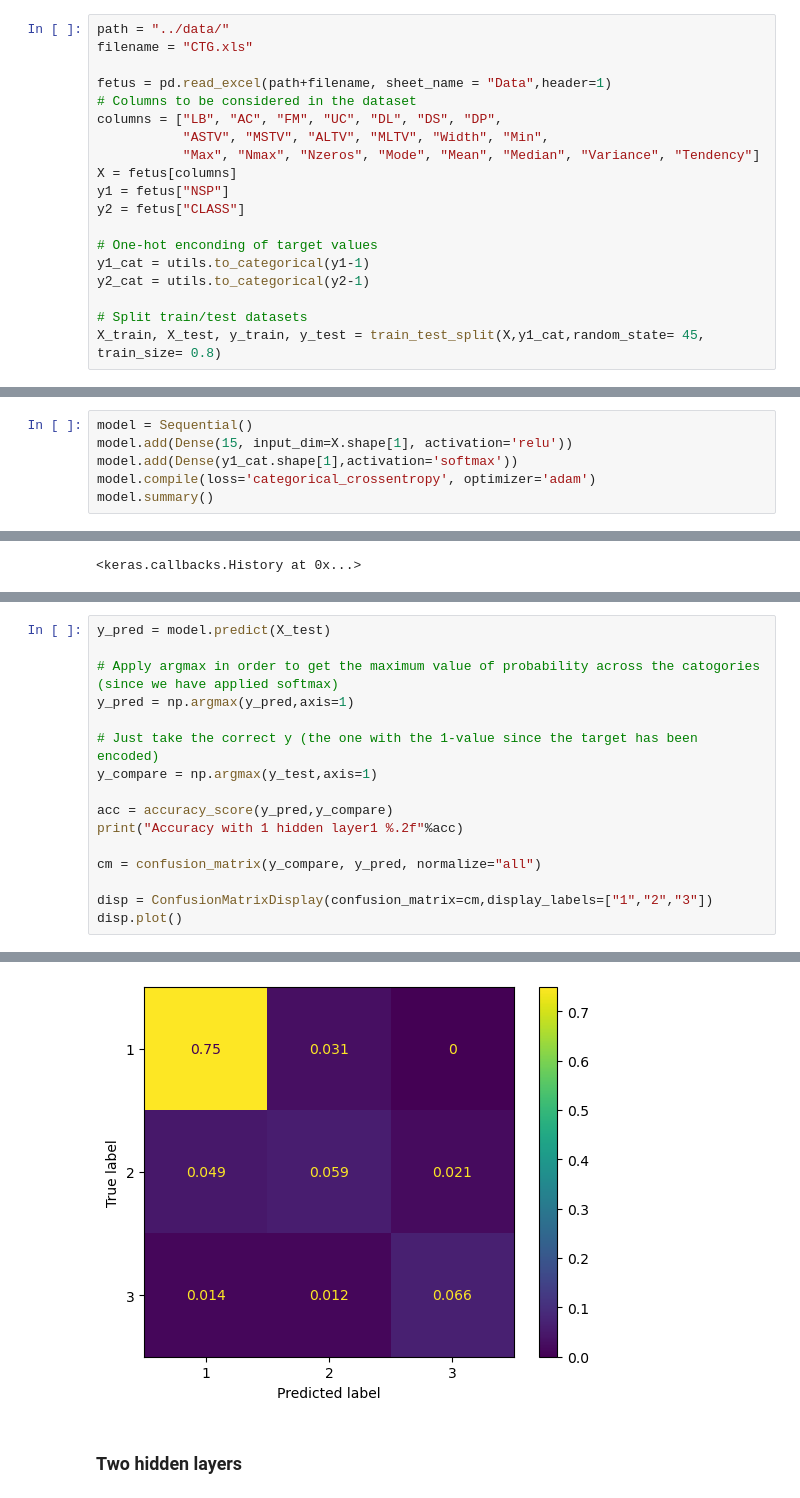
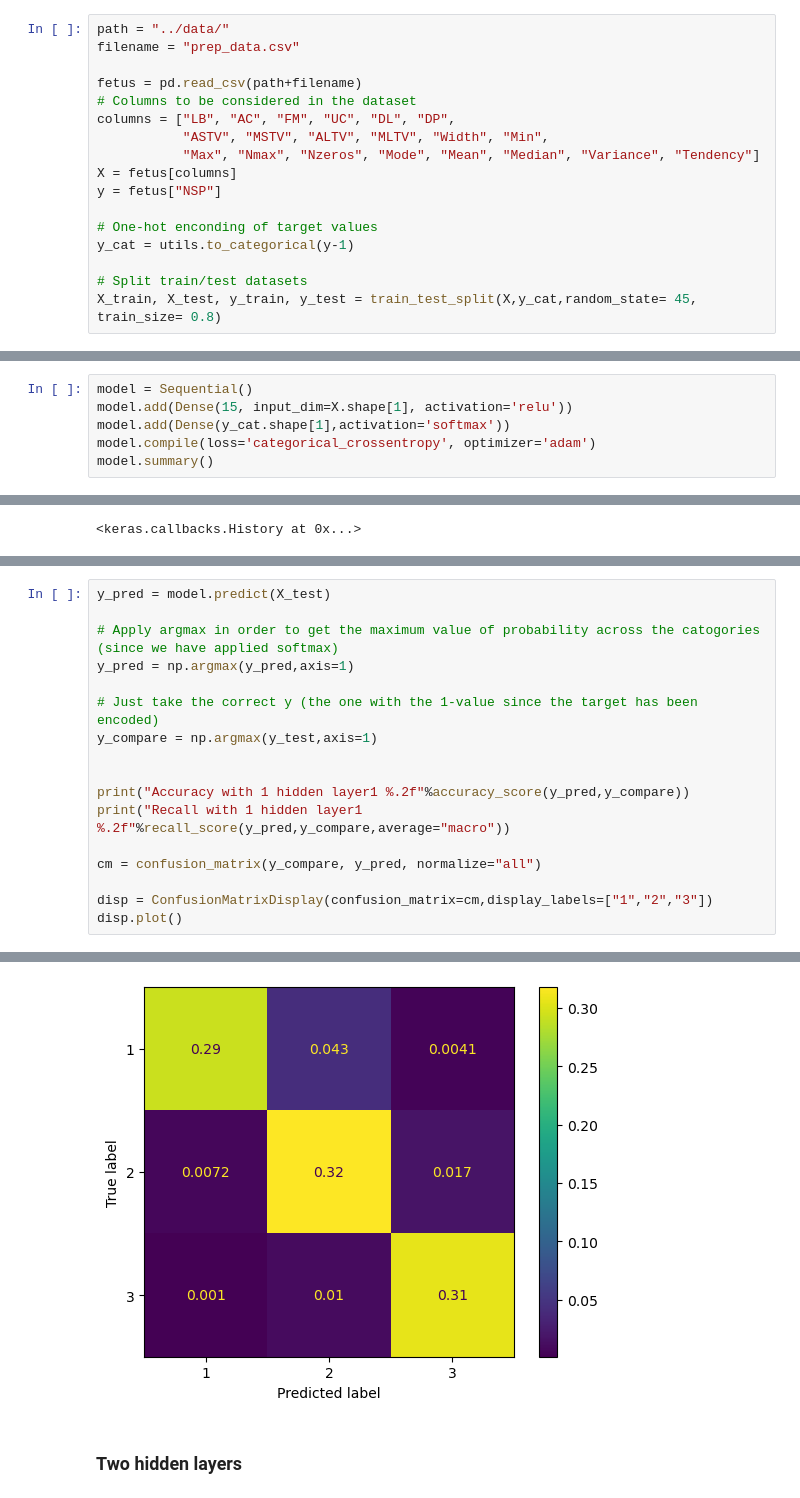
Before and after one commit to LaerteAdami/CW_Intro_AI, a Jupyter notebook: notebooks/notebook_first_NN.ipynb, the cells around one changed output, grey strips where cells are left out. Saved outputs shown, nothing was run; the diff lists cells and outputs as text.

```diff
--- a/notebooks/notebook_first_NN.ipynb
+++ b/notebooks/notebook_first_NN.ipynb
@@ -15,29 +15,27 @@ To enable them in other operations, rebuild TensorFlow with the appropriate comp
 Load and prepare data:
 # %%
 path = "../data/"
-filename = "CTG.xls"
+filename = "prep_data.csv"
 
-fetus = pd.read_excel(path+filename, sheet_name = "Data",header=1)
+fetus = pd.read_csv(path+filename)
 # Columns to be considered in the dataset
-columns = ["LB", "AC", "FM", "UC", "DL", "DS", "DP",
+columns = ["LB", "AC", "FM", "UC", "DL", "DP",
            "ASTV", "MSTV", "ALTV", "MLTV", "Width", "Min",
            "Max", "Nmax", "Nzeros", "Mode", "Mean", "Median", "Variance", "Tendency"]
 X = fetus[columns]
-y1 = fetus["NSP"]
-y2 = fetus["CLASS"]
+y = fetus["NSP"]
 
 # One-hot enconding of target values
-y1_cat = utils.to_categorical(y1-1)
-y2_cat = utils.to_categorical(y2-1)
+y_cat = utils.to_categorical(y-1)
 
 # Split train/test datasets
-X_train, X_test, y_train, y_test = train_test_split(X,y1_cat,random_state= 45, train_size= 0.8)
+X_train, X_test, y_train, y_test = train_test_split(X,y_cat,random_state= 45, train_size= 0.8)
 # %% [markdown]
 ## First application
 # %%
 model = Sequential()
 model.add(Dense(15, input_dim=X.shape[1], activation='relu'))
-model.add(Dense(y1_cat.shape[1],activation='softmax'))
+model.add(Dense(y_cat.shape[1],activation='softmax'))
 model.compile(loss='categorical_crossentropy', optimizer='adam')
 model.summary()
 # %% [output]
@@ -74,8 +72,9 @@ y_pred = np.argmax(y_pred,axis=1)
 # Just take the correct y (the one with the 1-value since the target has been encoded)
 y_compare = np.argmax(y_test,axis=1)
 
-acc = accuracy_score(y_pred,y_compare)
-print("Accuracy with 1 hidden layer1 %.2f"%acc)
+
+print("Accuracy with 1 hidden layer1 %.2f"%accuracy_score(y_pred,y_compare))
+print("Recall with 1 hidden layer1 %.2f"%recall_score(y_pred,y_compare,average="macro"))
 
 cm = confusion_matrix(y_compare, y_pred, normalize="all")
 
@@ -87,5 +87,5 @@ Accuracy with 1 hidden layer1 0.87
 <sklearn.metrics._plot.confusion_matrix.ConfusionMatrixDisplay at 0x...>
-[figure, old version]
+[figure, new version]
 # %% [markdown]
 ### Two hidden layers
 # %%
```
Also changed, not shown: parts of 4 cells of this notebook, 2 other files.
